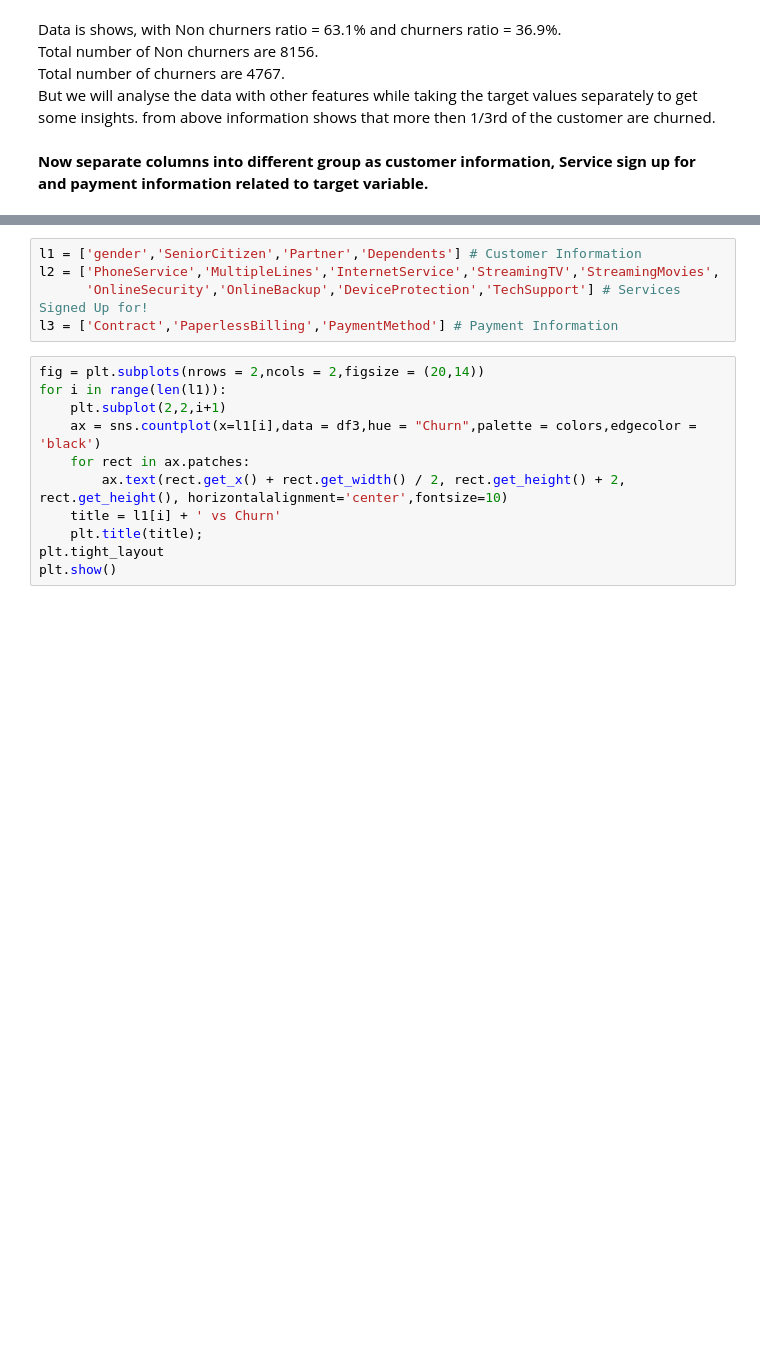
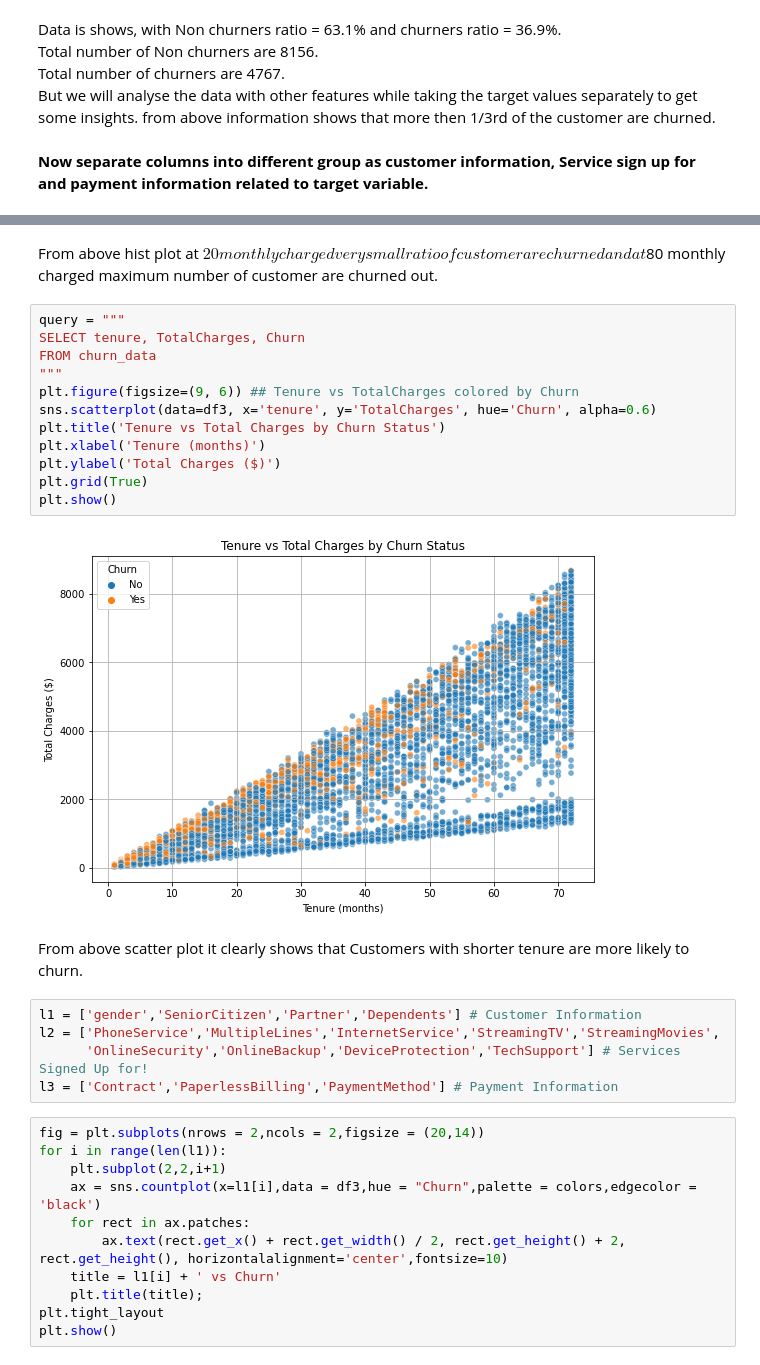
Before and after one commit to Tejpandey7/Cuatomer-_churn-analysis, a Jupyter notebook: churn_analysis.ipynb, the cells around one changed output, grey strips where cells are left out. Drawn from its saved outputs; the diff is of its cells as text; blank space fills up the shorter version.

```diff
--- a/churn_analysis.ipynb
+++ b/churn_analysis.ipynb
@@ -287,3 +391,21 @@ __Now separate columns into different group as customer information, Service sig
+# %% [markdown]
+From above hist plot at $20 monthly charged very small ratio of customer are churned and at $80 monthly charged maximum number of customer are churned out.
+# %%
+query = """
+SELECT tenure, TotalCharges, Churn
+FROM churn_data
+"""
+plt.figure(figsize=(9, 6)) ## Tenure vs TotalCharges colored by Churn
+sns.scatterplot(data=df3, x='tenure', y='TotalCharges', hue='Churn', alpha=0.6)
+plt.title('Tenure vs Total Charges by Churn Status')
+plt.xlabel('Tenure (months)')
+plt.ylabel('Total Charges ($)')
+plt.grid(True)
+plt.show()
+# %% [output]
+[figure, added]
+# %% [markdown]
+From above scatter plot it clearly shows that Customers with shorter tenure are more likely to churn.
 # %%
 l1 = ['gender','SeniorCitizen','Partner','Dependents'] # Customer Information
 l2 = ['PhoneService','MultipleLines','InternetService','StreamingTV','StreamingMovies',
```
Also changed, not shown: parts of 13 cells of this notebook.
